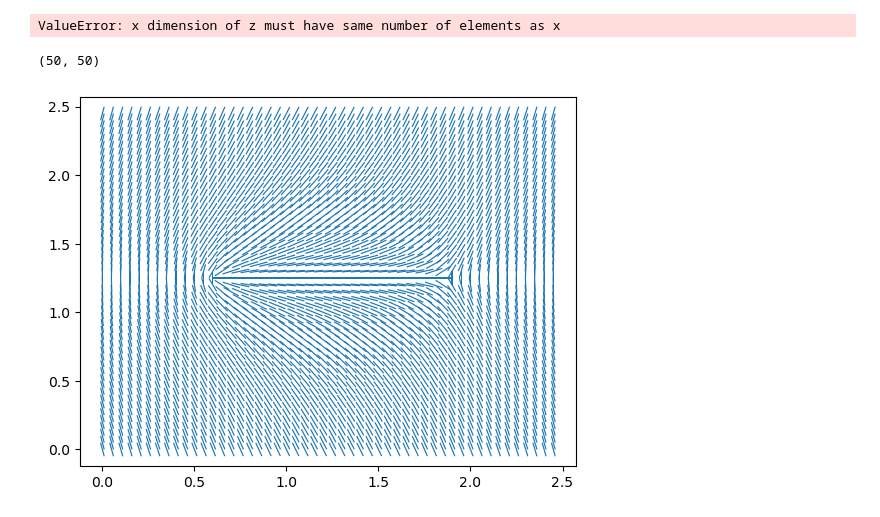
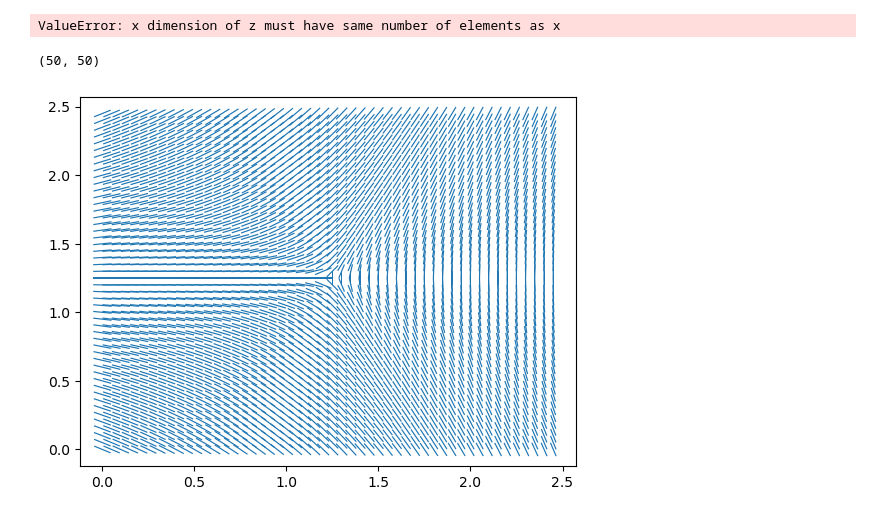
Before and after one commit to mdeutsc2/QtensorFEM, a Jupyter notebook: scripts/director_test.ipynb, the cells around one changed output. Cells and saved outputs as stored; diff of their text form; code cells hidden in the pictures.

Commit message:
added single defect anchoring

```diff
--- a/scripts/director_test.ipynb
+++ b/scripts/director_test.ipynb
@@ -127,24 +127,24 @@ ValueError: x dimension of z must have same number of elements as x
 # %%
 def theta(x,y):
     w = 2.5
-    #return 0.5*np.arctan2((y-w/2),(x+1.5*w))-0.5*np.arctan2(y-w/2,(x-0.5*w)) + 0.5*np.pi
-    return 0.5*np.arctan2(y-w/2,x-0.25*w)-0.5*np.arctan2(y-w/2,x-0.75*w) + np.pi/2
+    return -0.5*np.arctan2(y-w/2,x-0.5*w) + np.pi/2 # one defect (+ -> -1/2, - -> +1/2)
+    #return 0.5*np.arctan2(y-w/2,x-0.25*w)-0.5*np.arctan2(y-w/2,x-0.75*w) + np.pi/2 # 2 defects
 
 # x = np.arange(-1.25,1.25,0.05)
 # y = np.arange(-1.25,1.25,0.05)
 x = np.arange(0,2.5,0.05)
 y = np.arange(0,2.5,0.05)
 X,Y = np.meshgrid(x,y)
 T = theta(X,Y)
 print(T.shape)
 nx = np.cos(T)
 ny = np.sin(T)
 nz = 0
 fig,ax = plt.subplots(1,1)
 u = nx
 v = ny
 quiver = ax.quiver(X,Y,u,v,pivot='mid',headlength=0,headwidth=0,headaxislength=0,color="tab:blue",scale_units='xy',scale=10)
 plt.show()
 # %% [output]
 (50, 50)
-[figure, old version]
+[figure, new version]
```
Also changed, not shown: 1 other file.
